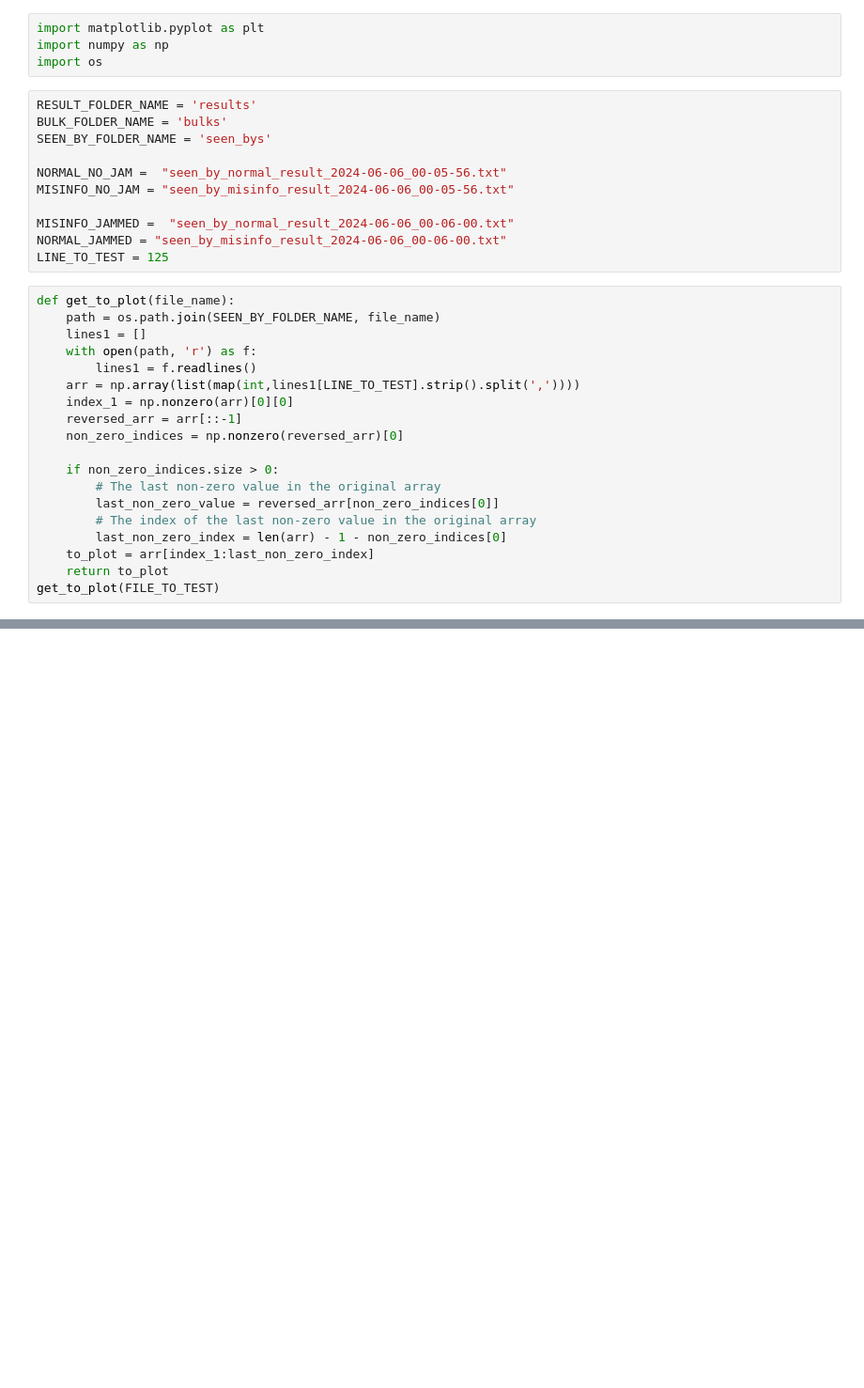
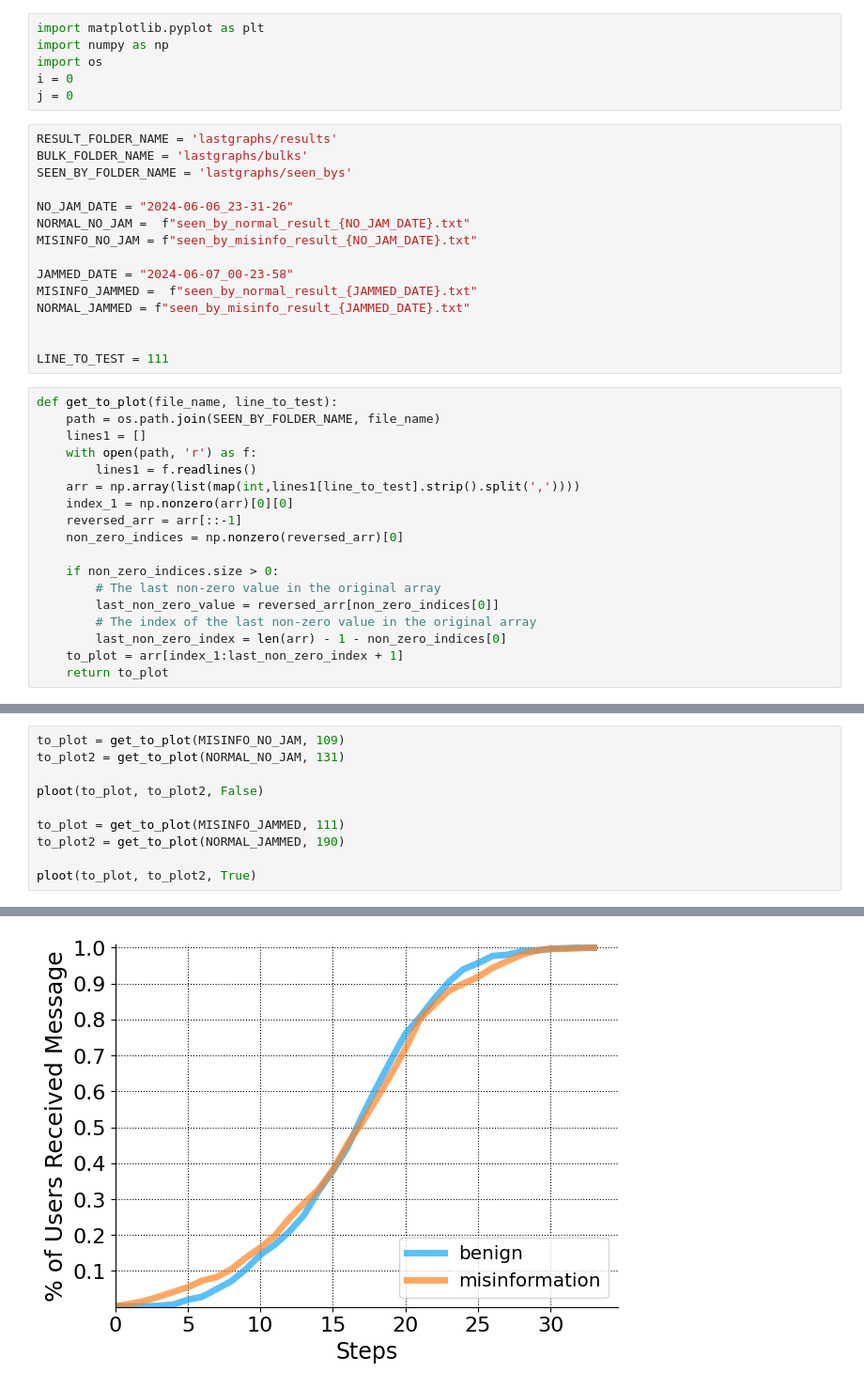
Before and after one commit to johnsinak/hushmesh, a Jupyter notebook: plotting_notebook.ipynb, the cells around one changed output, grey strips where cells are left out. Shown: that part at 94% size. Cells and saved outputs as stored; diff of their text form; blank space fills up the shorter version.

Commit message:
Update plotting notebook

```diff
--- a/plotting_notebook.ipynb
+++ b/plotting_notebook.ipynb
@@ -2,24 +2,30 @@
 import matplotlib.pyplot as plt
 import numpy as np
 import os
+i = 0
+j = 0
 # %%
-RESULT_FOLDER_NAME = 'results'
-BULK_FOLDER_NAME = 'bulks'
-SEEN_BY_FOLDER_NAME = 'seen_bys'
+RESULT_FOLDER_NAME = 'lastgraphs/results'
+BULK_FOLDER_NAME = 'lastgraphs/bulks'
+SEEN_BY_FOLDER_NAME = 'lastgraphs/seen_bys'
 
-NORMAL_NO_JAM =  "seen_by_normal_result_2024-06-06_00-05-56.txt"
-MISINFO_NO_JAM = "seen_by_misinfo_result_2024-06-06_00-05-56.txt"
+NO_JAM_DATE = "2024-06-06_23-31-26"
+NORMAL_NO_JAM =  f"seen_by_normal_result_{NO_JAM_DATE}.txt"
+MISINFO_NO_JAM = f"seen_by_misinfo_result_{NO_JAM_DATE}.txt"
 
-MISINFO_JAMMED =  "seen_by_normal_result_2024-06-06_00-06-00.txt"
-NORMAL_JAMMED = "seen_by_misinfo_result_2024-06-06_00-06-00.txt"
-LINE_TO_TEST = 125
+JAMMED_DATE = "2024-06-07_00-23-58"
+MISINFO_JAMMED =  f"seen_by_normal_result_{JAMMED_DATE}.txt"
+NORMAL_JAMMED = f"seen_by_misinfo_result_{JAMMED_DATE}.txt"
+
+
+LINE_TO_TEST = 111
 # %%
-def get_to_plot(file_name):
+def get_to_plot(file_name, line_to_test):
     path = os.path.join(SEEN_BY_FOLDER_NAME, file_name)
     lines1 = []
     with open(path, 'r') as f:
         lines1 = f.readlines()
-    arr = np.array(list(map(int,lines1[LINE_TO_TEST].strip().split(','))))
+    arr = np.array(list(map(int,lines1[line_to_test].strip().split(','))))
     index_1 = np.nonzero(arr)[0][0]
     reversed_arr = arr[::-1]
     non_zero_indices = np.nonzero(reversed_arr)[0]
@@ -29,6 +35,5 @@ def get_to_plot(file_name):
         last_non_zero_value = reversed_arr[non_zero_indices[0]]
         # The index of the last non-zero value in the original array
         last_non_zero_index = len(arr) - 1 - non_zero_indices[0]
-    to_plot = arr[index_1:last_non_zero_index]
+    to_plot = arr[index_1:last_non_zero_index + 1]
     return to_plot
-get_to_plot(FILE_TO_TEST)
@@ -99,0 +94,11 @@ LINES_OF_INTEREST = [5,6,7]
+# %%
+to_plot = get_to_plot(MISINFO_NO_JAM, 109)
+to_plot2 = get_to_plot(NORMAL_NO_JAM, 131)
+
+ploot(to_plot, to_plot2, False)
+
+to_plot = get_to_plot(MISINFO_JAMMED, 111)
+to_plot2 = get_to_plot(NORMAL_JAMMED, 190)
+
+ploot(to_plot, to_plot2, True)
+# %% [output]
@@ -99,0 +113 @@ LINES_OF_INTEREST = [5,6,7]
+[figure, added]
```
Also changed, not shown: parts of 12 cells of this notebook.
